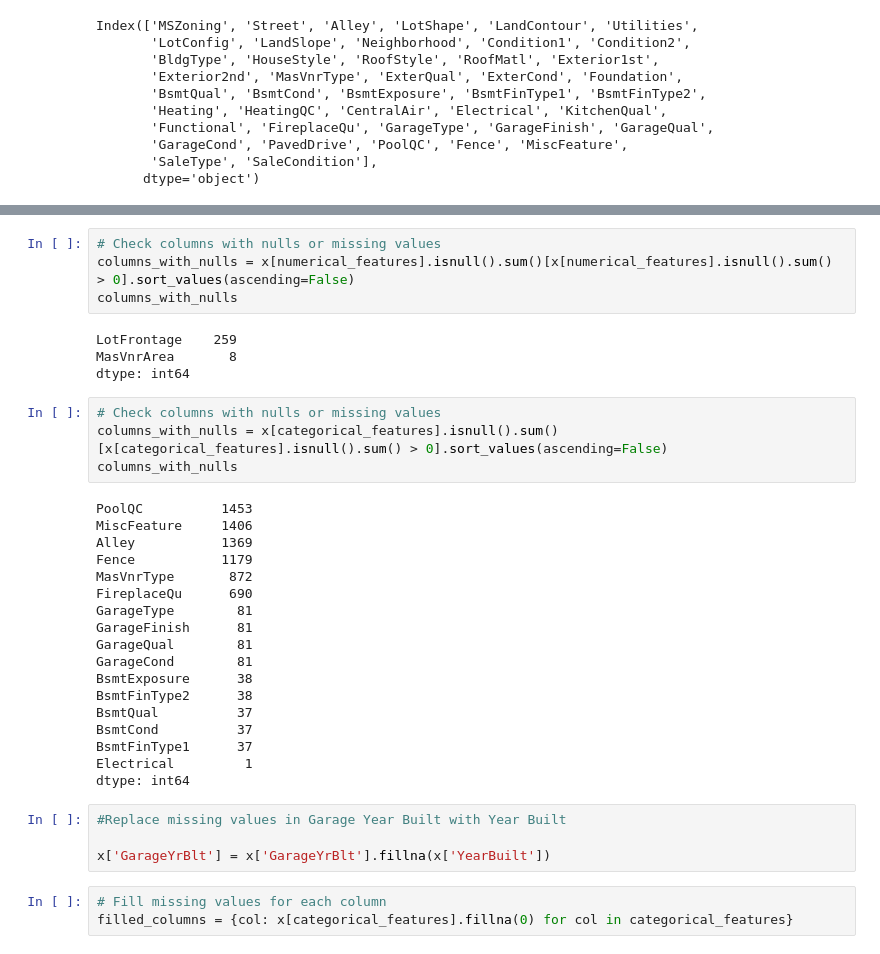
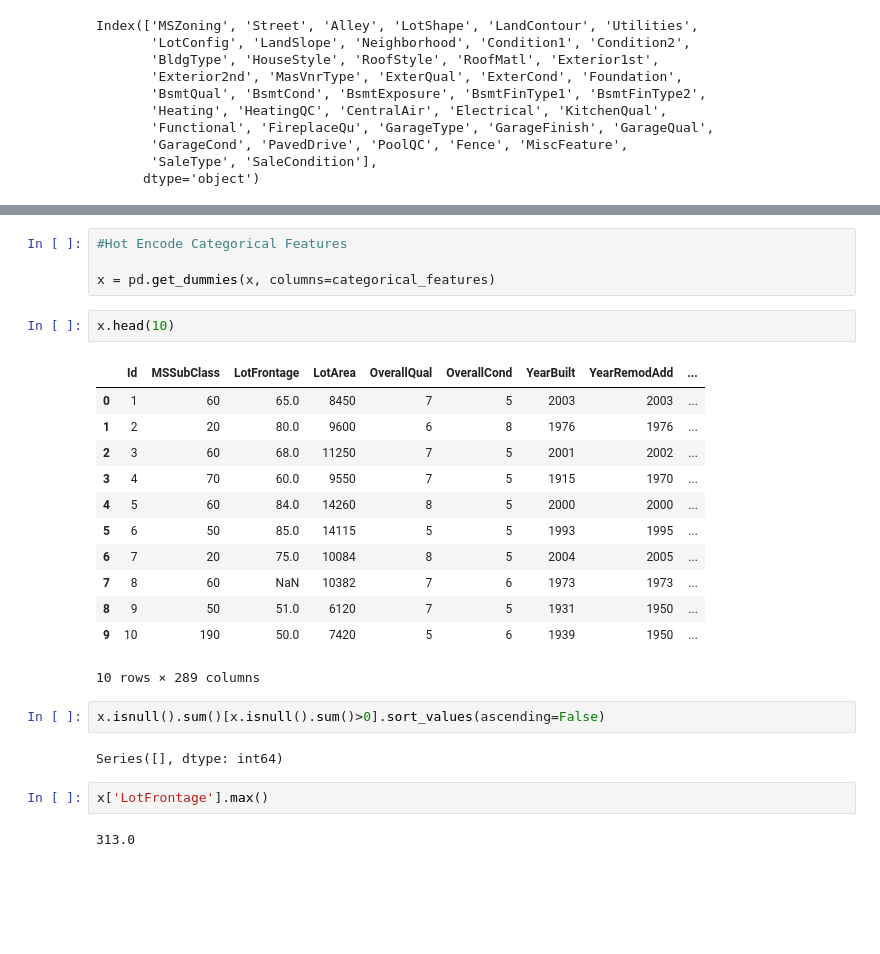
Before and after one commit to arsedianivan/houseprice, a Jupyter notebook: HouseRegression.ipynb, the cells around one changed output, grey strips where cells are left out. Drawn from its saved outputs; the diff is of its cells as text; blank space fills up the shorter version.

```diff
--- a/HouseRegression.ipynb
+++ b/HouseRegression.ipynb
@@ -224,38 +197,28 @@ Index(['MSSubClass', 'LotFrontage', 'LotArea', 'OverallQual', 'OverallCond',
       dtype='object')
-# %%
-# Check columns with nulls or missing values
-columns_with_nulls = x[numerical_features].isnull().sum()[x[numerical_features].isnull().sum() > 0].sort_values(ascending=False)
-columns_with_nulls
-# %% [output]
-LotFrontage    259
-MasVnrArea       8
-dtype: int64
+# %%
+#Hot Encode Categorical Features
+
+x = pd.get_dummies(x, columns=categorical_features)
+# %%
+x.head(10)
+# %% [output]
+|  | Id | MSSubClass | LotFrontage | LotArea | OverallQual | OverallCond | YearBuilt | YearRemodAdd | ... |
+| 0 | 1 | 60 | 65.0 | 8450 | 7 | 5 | 2003 | 2003 | ... |
+| 1 | 2 | 20 | 80.0 | 9600 | 6 | 8 | 1976 | 1976 | ... |
+| 2 | 3 | 60 | 68.0 | 11250 | 7 | 5 | 2001 | 2002 | ... |
+| 3 | 4 | 70 | 60.0 | 9550 | 7 | 5 | 1915 | 1970 | ... |
+| 4 | 5 | 60 | 84.0 | 14260 | 8 | 5 | 2000 | 2000 | ... |
+| 5 | 6 | 50 | 85.0 | 14115 | 5 | 5 | 1993 | 1995 | ... |
+| 6 | 7 | 20 | 75.0 | 10084 | 8 | 5 | 2004 | 2005 | ... |
+| 7 | 8 | 60 | NaN | 10382 | 7 | 6 | 1973 | 1973 | ... |
+| 8 | 9 | 50 | 51.0 | 6120 | 7 | 5 | 1931 | 1950 | ... |
+| 9 | 10 | 190 | 50.0 | 7420 | 5 | 6 | 1939 | 1950 | ... |
+10 rows × 289 columns
+# %%
+x.isnull().sum()[x.isnull().sum()>0].sort_values(ascending=False)
+# %% [output]
+Series([], dtype: int64)
 # %%
-# Check columns with nulls or missing values
-columns_with_nulls = x[categorical_features].isnull().sum()[x[categorical_features].isnull().sum() > 0].sort_values(ascending=False)
-columns_with_nulls
+x['LotFrontage'].max()
 # %% [output]
-PoolQC          1453
-MiscFeature     1406
-Alley           1369
-Fence           1179
-MasVnrType       872
-FireplaceQu      690
-GarageType        81
-GarageFinish      81
-GarageQual        81
-GarageCond        81
-BsmtExposure      38
-BsmtFinType2      38
-BsmtQual          37
-BsmtCond          37
-BsmtFinType1      37
-Electrical         1
-dtype: int64
+313.0
-# %%
-#Replace missing values in Garage Year Built with Year Built
-
-x['GarageYrBlt'] = x['GarageYrBlt'].fillna(x['YearBuilt'])
-# %%
-# Fill missing values for each column
-filled_columns = {col: x[categorical_features].fillna(0) for col in categorical_features}
```
Also changed, not shown: parts of 23 cells of this notebook, 1 other file.
